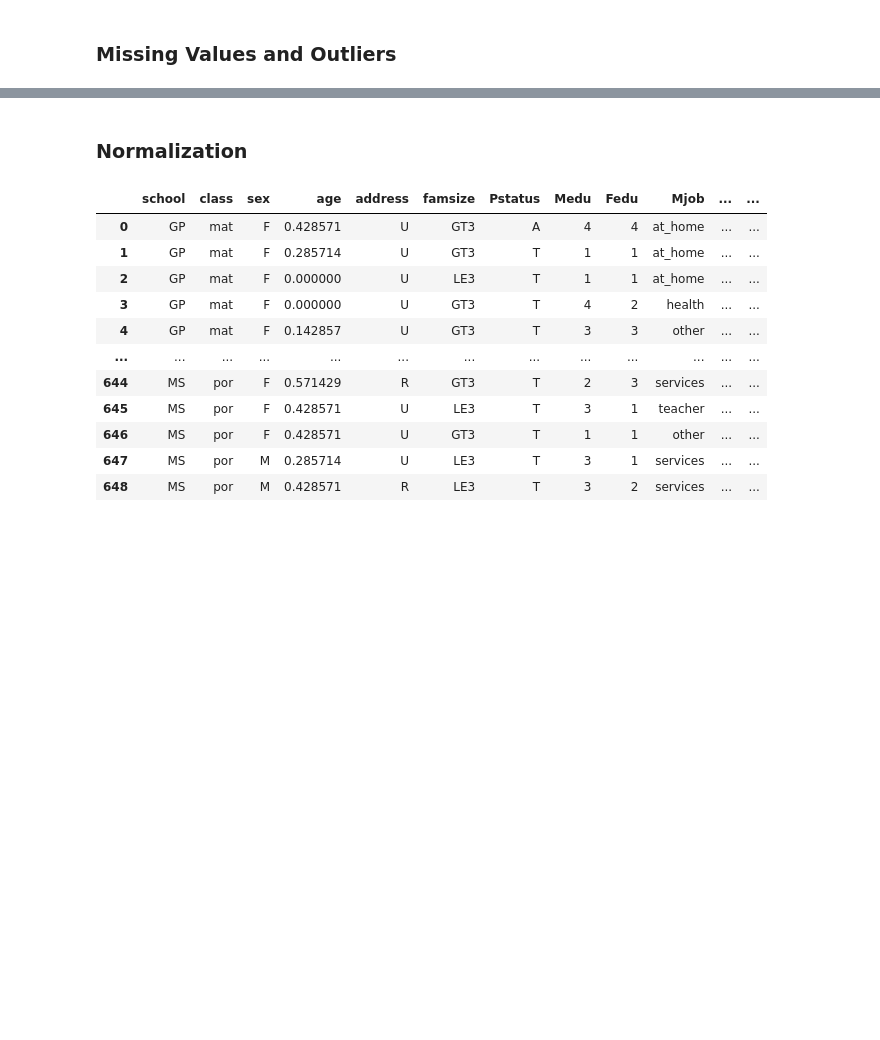
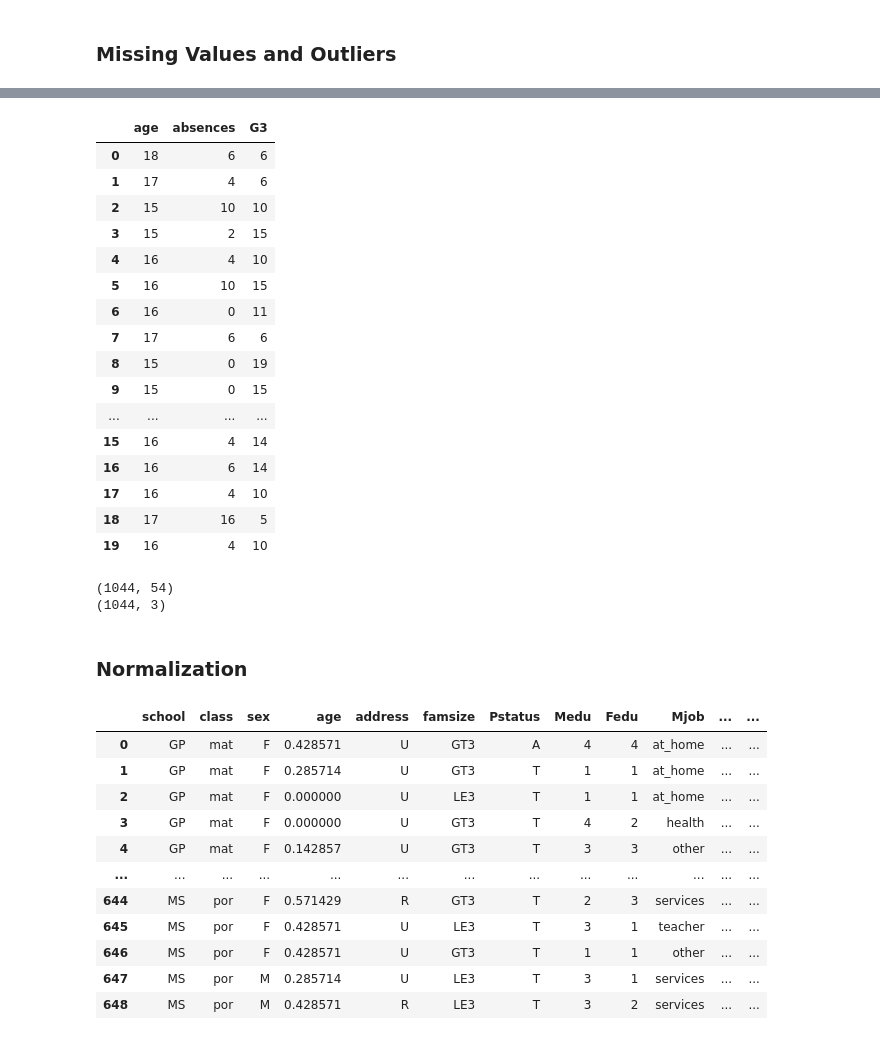
Before and after one commit to razatsutradhar/DS_exam_evaluation, a Jupyter notebook: data/final_project_data.ipynb, the cells around one changed output, grey strips where cells are left out. Drawn from its saved outputs; the diff is of its cells as text; code cells hidden in the pictures; blank space fills up the shorter version.

Commit message:
Merge branch 'main' of https://github.com/razatsutradhar/DS_exam_evaluation into main

```diff
--- a/data/final_project_data.ipynb
+++ b/data/final_project_data.ipynb
@@ -225,3 +307,47 @@ NotebookApp.rate_limit_window=3.0 (secs)
+# %%
+#DROP OUTLIERS IN CONT FEATURES
+def drop_outliers_IQR(df2):
+    q1=df2.quantile(0.25)
+
+    q3=df2.quantile(0.75)
+
+    IQR=q3-q1
+
+    not_outliers = df2[~((df2<(q1-1.5*IQR)) | (df2>(q3+1.5*IQR)))]
+
+    outliers_dropped = outliers.dropna().reset_index()
+
+    return outliers_dropped
+
+df2.head(20)
+# %% [output]
+|  | age | absences | G3 |
+| 0 | 18 | 6 | 6 |
+| 1 | 17 | 4 | 6 |
+| 2 | 15 | 10 | 10 |
+| 3 | 15 | 2 | 15 |
+| 4 | 16 | 4 | 10 |
+| 5 | 16 | 10 | 15 |
+| 6 | 16 | 0 | 11 |
+| 7 | 17 | 6 | 6 |
+| 8 | 15 | 0 | 19 |
+| 9 | 15 | 0 | 15 |
+| ... | ... | ... | ... |
+| 15 | 16 | 4 | 14 |
+| 16 | 16 | 6 | 14 |
+| 17 | 16 | 4 | 10 |
+| 18 | 17 | 16 | 5 |
+| 19 | 16 | 4 | 10 |
+# %%
+#Merge into clf_df
+cl_df = pd.concat([df2,df3], axis=1, join='inner')
+cl_df.head(20)
+
+print(df3.shape)
+print(df2.shape)
+# %% [output]
+(1044, 54)
+(1044, 3)
 # %% [markdown]
 ### Normalization
 # %%
```
Also changed, not shown: parts of 4 cells of this notebook.
